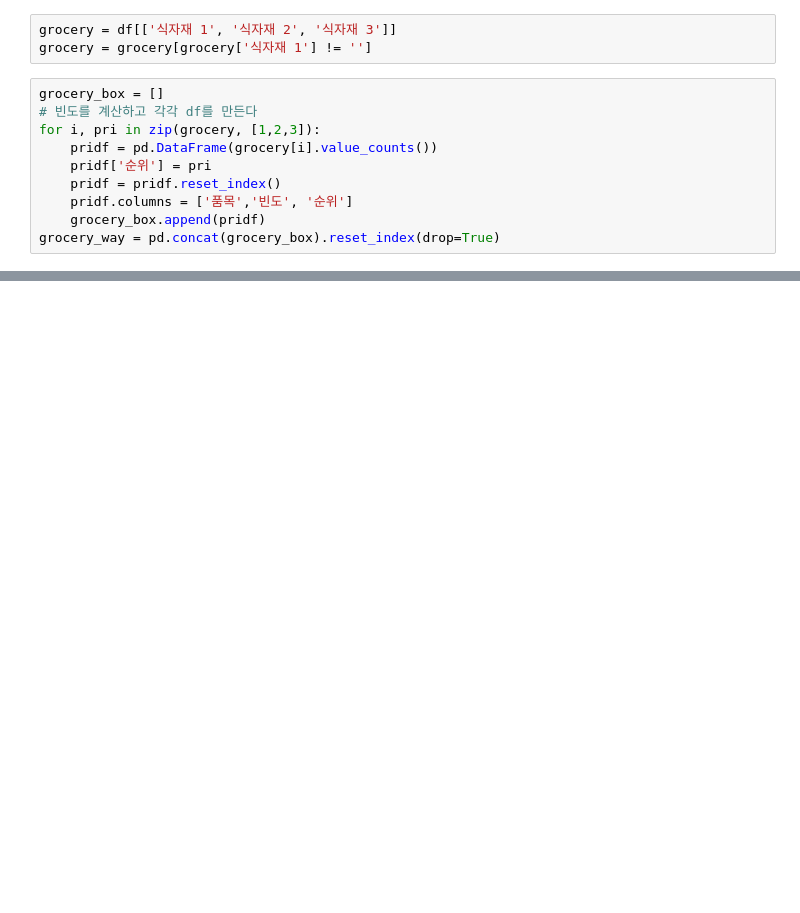
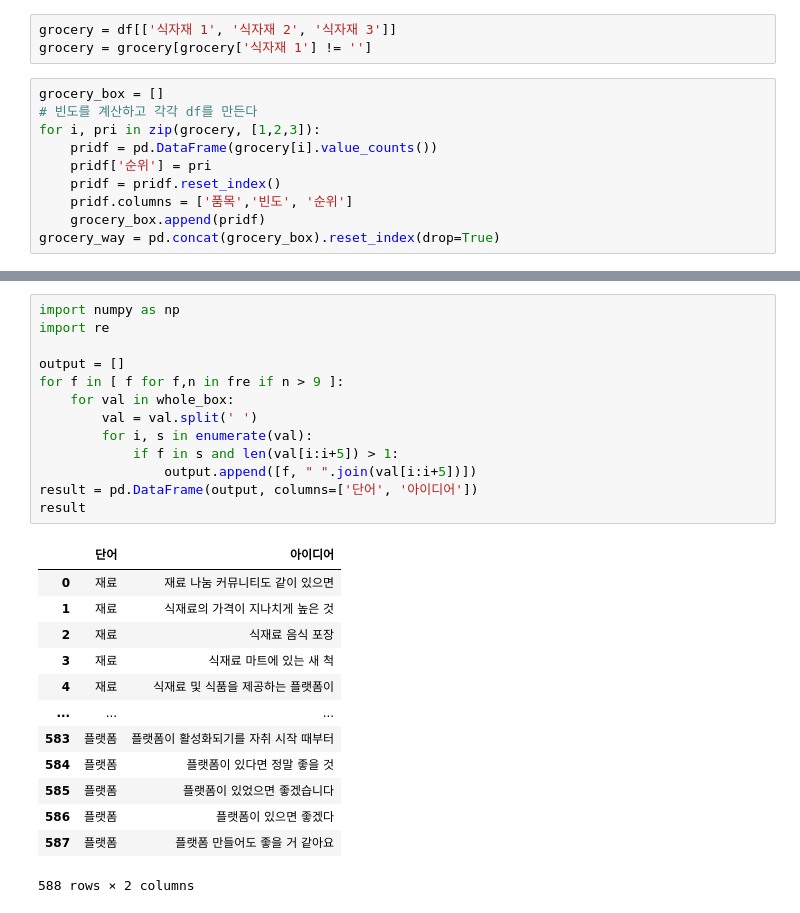
Before and after one commit to rlahatnr/-, a Jupyter notebook: 설문조사 분석.ipynb, the cells around one changed output, grey strips where cells are left out. Saved outputs shown, nothing was run; the diff lists cells and outputs as text; blank space fills up the shorter version.

```diff
--- a/설문조사 분석.ipynb
+++ b/설문조사 분석.ipynb
@@ -170,0 +207,27 @@ fig.show()
+# %%
+import numpy as np
+import re
+
+output = []
+for f in [ f for f,n in fre if n > 9 ]:
+    for val in whole_box:
+        val = val.split(' ')
+        for i, s in enumerate(val):
+            if f in s and len(val[i:i+5]) > 1:
+                output.append([f, " ".join(val[i:i+5])])
+result = pd.DataFrame(output, columns=['단어', '아이디어'])
+result
+# %% [output]
+|  | 단어 | 아이디어 |
+| 0 | 재료 | 재료 나눔 커뮤니티도 같이 있으면 |
+| 1 | 재료 | 식재료의 가격이 지나치게 높은 것 |
+| 2 | 재료 | 식재료 음식 포장 |
+| 3 | 재료 | 식재료 마트에 있는 새 척 |
+| 4 | 재료 | 식재료 및 식품을 제공하는 플랫폼이 |
+| ... | ... | ... |
+| 583 | 플랫폼 | 플랫폼이 활성화되기를 자취 시작 때부터 |
+| 584 | 플랫폼 | 플랫폼이 있다면 정말 좋을 것 |
+| 585 | 플랫폼 | 플랫폼이 있었으면 좋겠습니다 |
+| 586 | 플랫폼 | 플랫폼이 있으면 좋겠다 |
+| 587 | 플랫폼 | 플랫폼 만들어도 좋을 거 같아요 |
+588 rows × 2 columns
```
Also changed, not shown: parts of 14 cells of this notebook.
